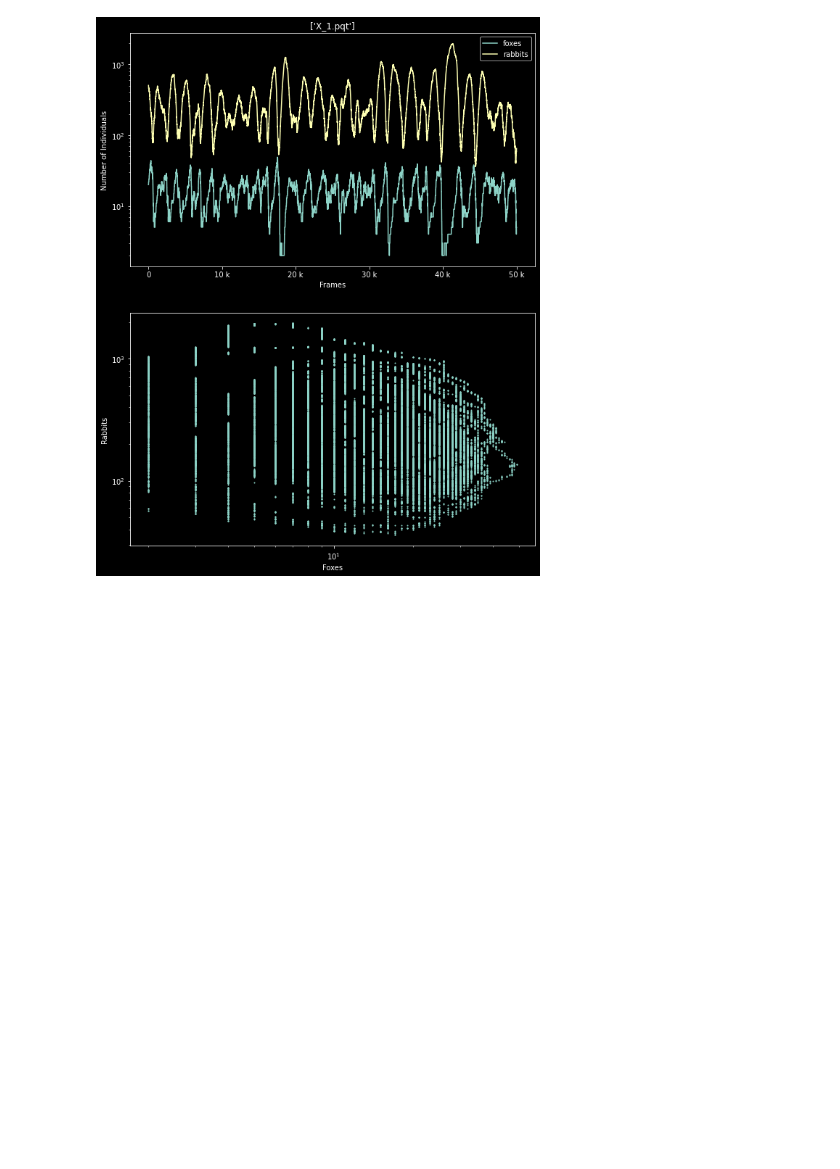
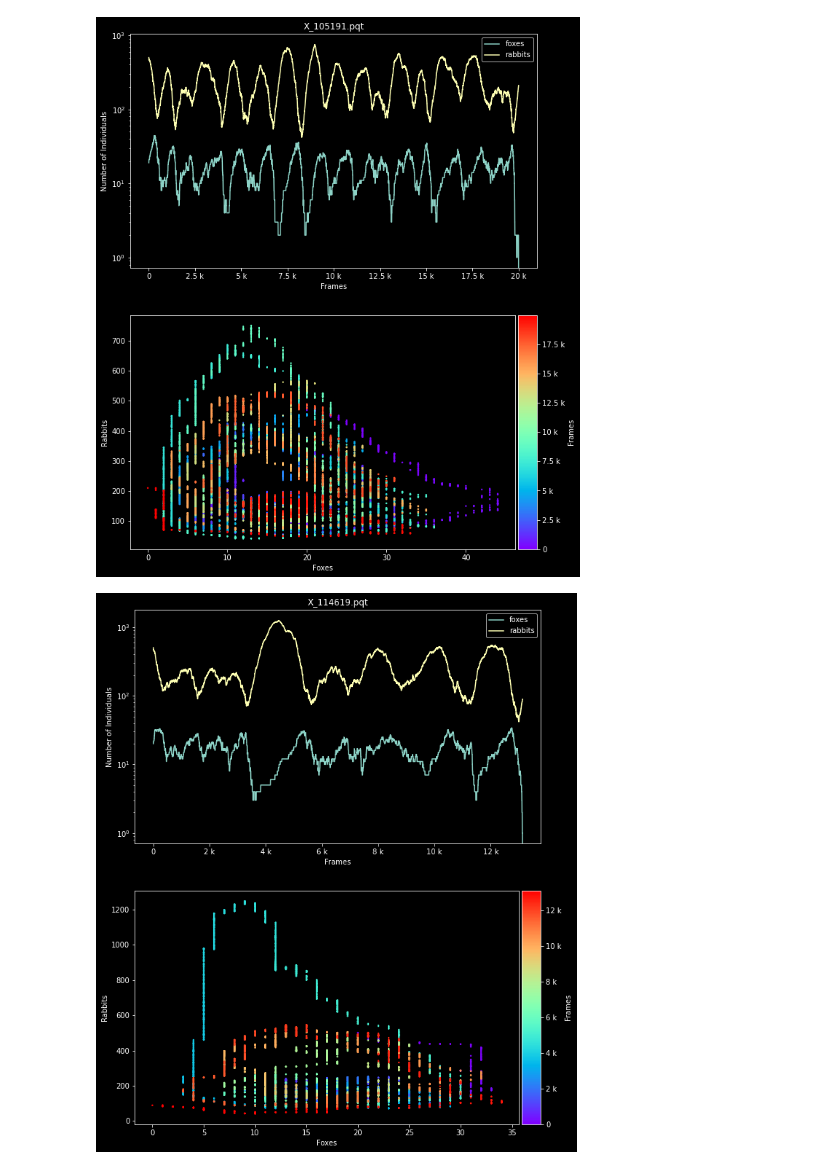
Before and after one commit to oliverweissl/CollectiveIntelligence-Project, a Jupyter notebook: Bonus/analysis.ipynb, the cells around one changed output. Cells and saved outputs as stored; diff of their text form; code cells hidden in the pictures; blank space fills up the shorter version.

```diff
--- a/Bonus/analysis.ipynb
+++ b/Bonus/analysis.ipynb
@@ -10,3 +14,6 @@ import pyarrow as pa
 import pyarrow.parquet as pq
 
 plt.style.use("dark_background")
+# %%
+def extract(df, tpe = "csv"):
+    return pl.read_csv(df) if tpe == "csv" else pl.read_parquet(f"{df}")
@@ -13,6 +69,6 @@ plt.style.use("dark_background")
 # %%
-def plot_df(df_path, type = "csv"):
-    df = pl.read_csv(df_path) if type == "csv" else pl.read_parquet(f"{df_path[0]}")
+def plot_df(df_path, tpe = "csv"):
+    df = extract(df_path, tpe)
     q = (df.groupby("frame").agg(
                     [
                             (pl.col("fox") == 1).sum().alias("fox"),
@@ -25,6 +81,8 @@ def plot_df(df_path, type = "csv"):
 
     fl = q["fox"].to_list()
     rl = q["rabbit"].to_list()
+    ln = len(rl)
+    c = list(range(ln))
 
     ax[0].plot(fl)
     ax[0].plot(rl)
@@ -34,11 +92,17 @@ def plot_df(df_path, type = "csv"):
     ax[0].set_yscale("log")
     ax[0].xaxis.set_major_formatter(ticker.EngFormatter())
 
-    ax[1].scatter(fl,rl,s=1)
+
     ax[1].set_ylabel("Rabbits")
     ax[1].set_xlabel("Foxes")
-    ax[1].set_xscale("log")
-    ax[1].set_yscale("log")
+    pcm = ax[1].scatter(fl,rl,s=2,c=c,cmap="rainbow")
+
+    #divider = make_axes_locatable(ax[1])
+    #cax = divider.append_axes('right', size='5%', pad=0.05)
+
+    fig.colorbar(pcm, ax=ax[1],label="Frames", orientation='vertical',format=ticker.EngFormatter())
+
+    plt.savefig(f"plots/{ln}_oscillation.png",dpi=300, transparent = True)
 # %%
 dfs = glob.glob("*.csv")
 for df in dfs:
@@ -49,6 +113,7 @@ for df in dfs:
 # %%
 pqt = glob.glob("*.pqt")
 for pq in pqt:
-    plot_df(pqt,"pqt")
+    plot_df(pq,"pqt")
 # %% [output]
-[figure, old version]
+[figure, new version]
+[figure, added]
```
Also changed, not shown: parts of 11 cells of this notebook.
